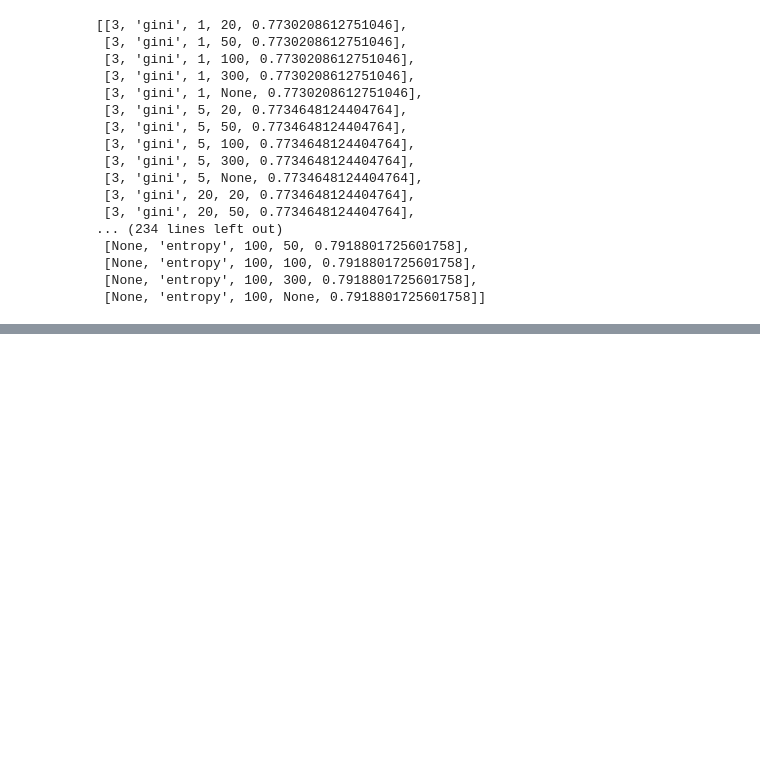
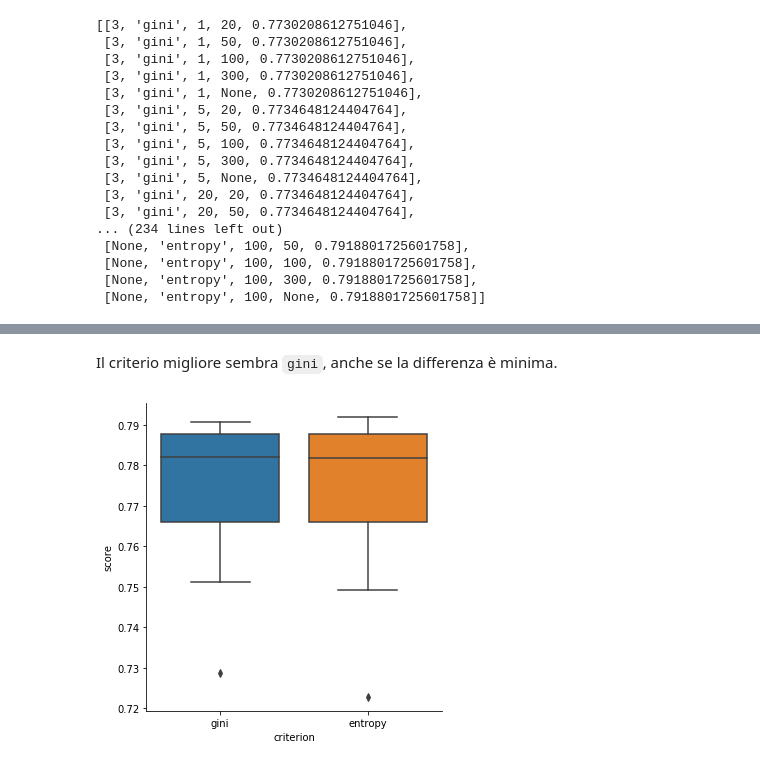
Before and after one commit to antonio-turco/telco-challenge, a Jupyter notebook: Telco Classification.ipynb, the cells around one changed output, grey strips where cells are left out. Drawn from its saved outputs; the diff is of its cells as text; code cells hidden in the pictures; blank space fills up the shorter version.

```diff
--- a/Telco Classification.ipynb
+++ b/Telco Classification.ipynb
@@ -239,0 +260,6 @@ SyntaxError: invalid syntax (<ipython-input-210-1a737308d157>, line 3)
+# %% [markdown]
+Il criterio migliore sembra `gini`, anche se la differenza è minima.
+# %%
+sns.catplot(x="criterion", y="score", kind="box", data=scores_data);
+# %% [output]
+[figure, added]
```
Also changed, not shown: parts of 11 cells of this notebook.
